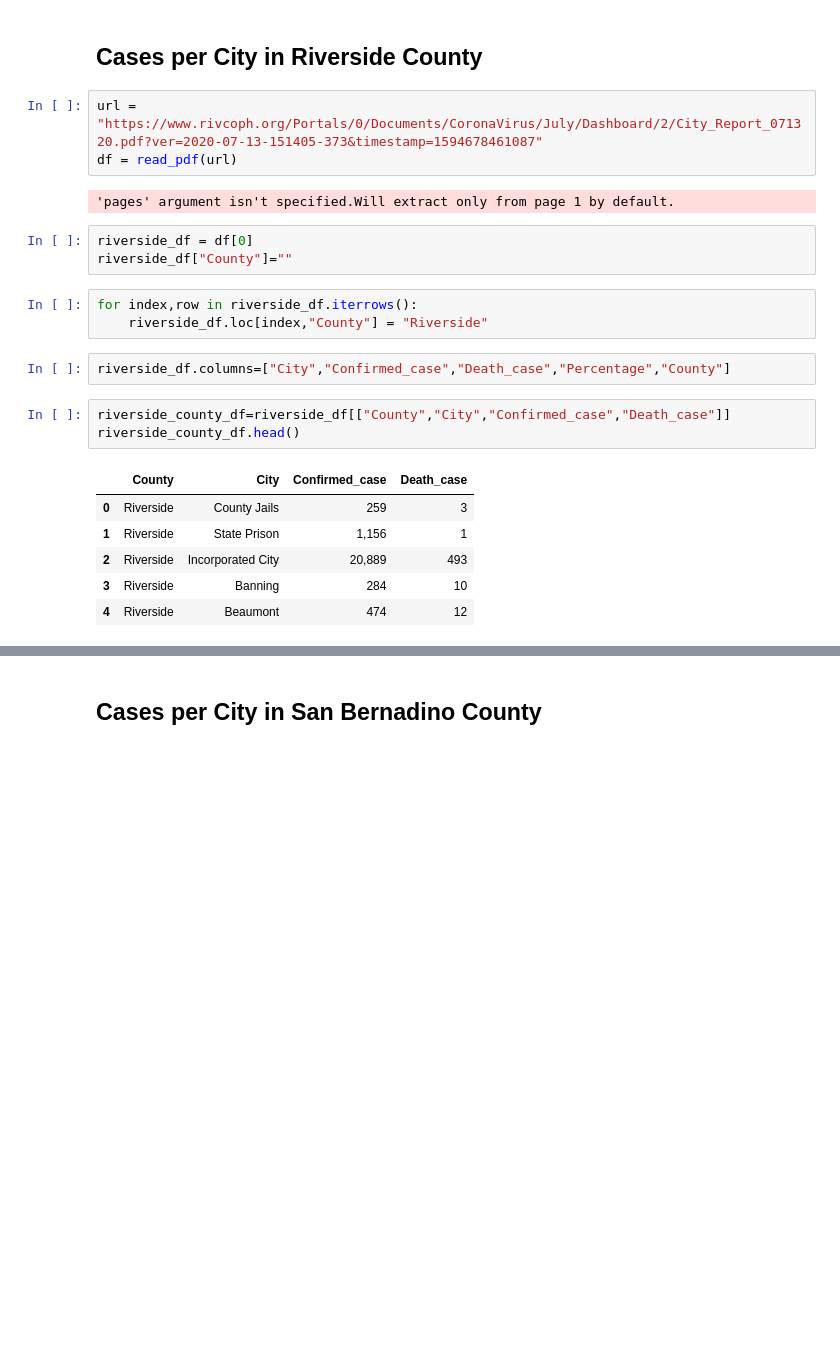
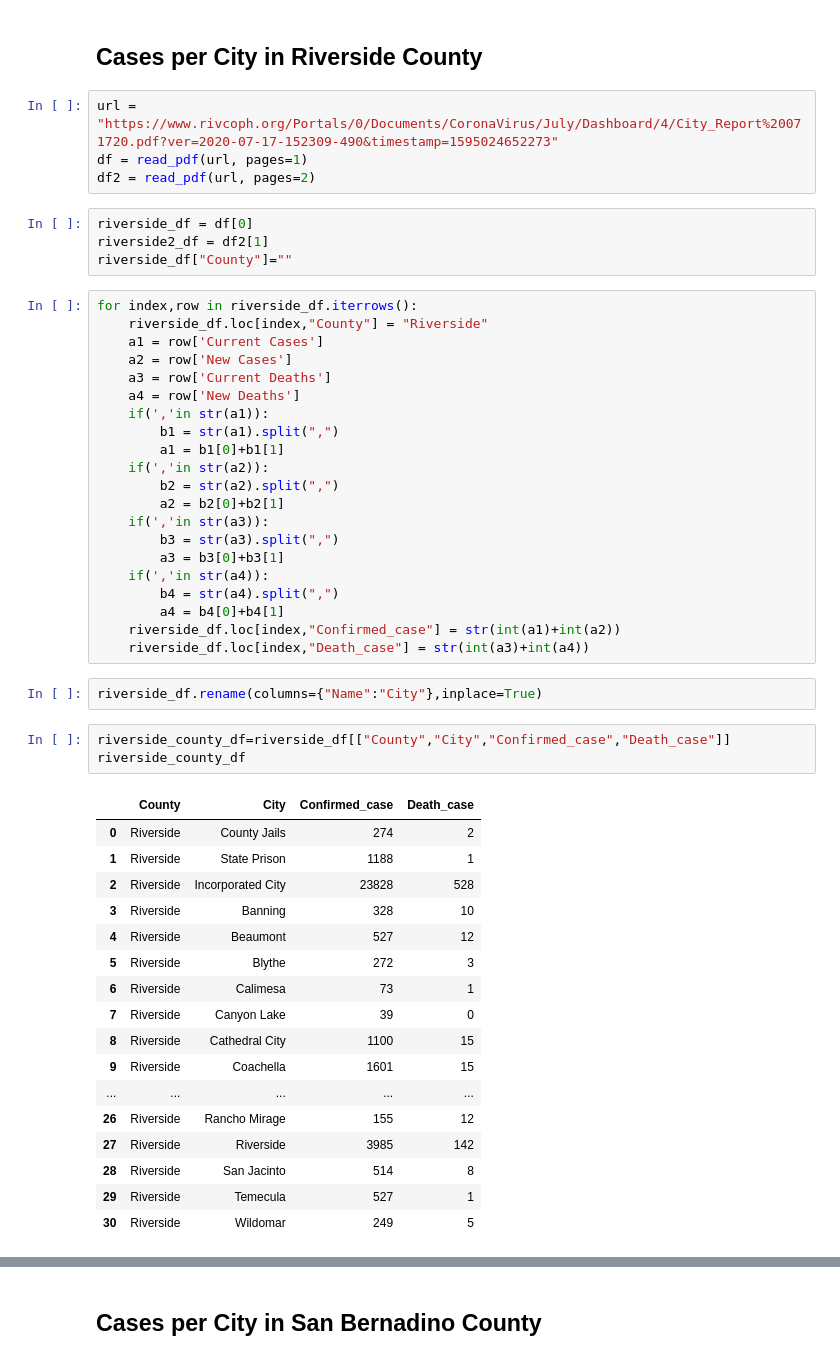
Before and after one commit to erinaverchill/covid-vaccine-plz, a Jupyter notebook: city_covid_data_scraping.ipynb, the cells around one changed output, grey strips where cells are left out. Cells and saved outputs as stored; diff of their text form; blank space fills up the shorter version.

Commit message:
riverside updated

```diff
--- a/city_covid_data_scraping.ipynb
+++ b/city_covid_data_scraping.ipynb
@@ -214,25 +215,54 @@ santabarbara_county_df
 # %% [markdown]
 ## Cases per City in Riverside County
 # %%
-url = "https://www.rivcoph.org/Portals/0/Documents/CoronaVirus/July/Dashboard/2/City_Report_071320.pdf?ver=2020-07-13-151405-373&timestamp=1594678461087"
-df = read_pdf(url)
+url = "https://www.rivcoph.org/Portals/0/Documents/CoronaVirus/July/Dashboard/4/City_Report%20071720.pdf?ver=2020-07-17-152309-490&timestamp=1595024652273"
+df = read_pdf(url, pages=1)
+df2 = read_pdf(url, pages=2)
-# %% [output]
-'pages' argument isn't specified.Will extract only from page 1 by default.
 # %%
 riverside_df = df[0]
+riverside2_df = df2[1]
 riverside_df["County"]=""
-# %%
-for index,row in riverside_df.iterrows():
-    riverside_df.loc[index,"County"] = "Riverside"
-# %%
-riverside_df.columns=["City","Confirmed_case","Death_case","Percentage","County"]
+# %%
+for index,row in riverside_df.iterrows():
+    riverside_df.loc[index,"County"] = "Riverside"
+    a1 = row['Current Cases']
+    a2 = row['New Cases']
+    a3 = row['Current Deaths']
+    a4 = row['New Deaths']
+    if(','in str(a1)):
+        b1 = str(a1).split(",")
+        a1 = b1[0]+b1[1]
+    if(','in str(a2)):
+        b2 = str(a2).split(",")
+        a2 = b2[0]+b2[1]
+    if(','in str(a3)):
+        b3 = str(a3).split(",")
+        a3 = b3[0]+b3[1]
+    if(','in str(a4)):
+        b4 = str(a4).split(",")
+        a4 = b4[0]+b4[1]
+    riverside_df.loc[index,"Confirmed_case"] = str(int(a1)+int(a2))
+    riverside_df.loc[index,"Death_case"] = str(int(a3)+int(a4))
+# %%
+riverside_df.rename(columns={"Name":"City"},inplace=True)
 # %%
 riverside_county_df=riverside_df[["County","City","Confirmed_case","Death_case"]]
-riverside_county_df.head()
+riverside_county_df
 # %% [output]
 |  | County | City | Confirmed_case | Death_case |
-| 0 | Riverside | County Jails | 259 | 3 |
-| 1 | Riverside | State Prison | 1,156 | 1 |
-| 2 | Riverside | Incorporated City | 20,889 | 493 |
-| 3 | Riverside | Banning | 284 | 10 |
-| 4 | Riverside | Beaumont | 474 | 12 |
+| 0 | Riverside | County Jails | 274 | 2 |
+| 1 | Riverside | State Prison | 1188 | 1 |
+| 2 | Riverside | Incorporated City | 23828 | 528 |
+| 3 | Riverside | Banning | 328 | 10 |
+| 4 | Riverside | Beaumont | 527 | 12 |
+| 5 | Riverside | Blythe | 272 | 3 |
+| 6 | Riverside | Calimesa | 73 | 1 |
+| 7 | Riverside | Canyon Lake | 39 | 0 |
+| 8 | Riverside | Cathedral City | 1100 | 15 |
+| 9 | Riverside | Coachella | 1601 | 15 |
+| ... | ... | ... | ... | ... |
+| 26 | Riverside | Rancho Mirage | 155 | 12 |
+| 27 | Riverside | Riverside | 3985 | 142 |
+| 28 | Riverside | San Jacinto | 514 | 8 |
+| 29 | Riverside | Temecula | 527 | 1 |
+| 30 | Riverside | Wildomar | 249 | 5 |
```
Also changed, not shown: parts of 12 cells of this notebook, 2 other files.
